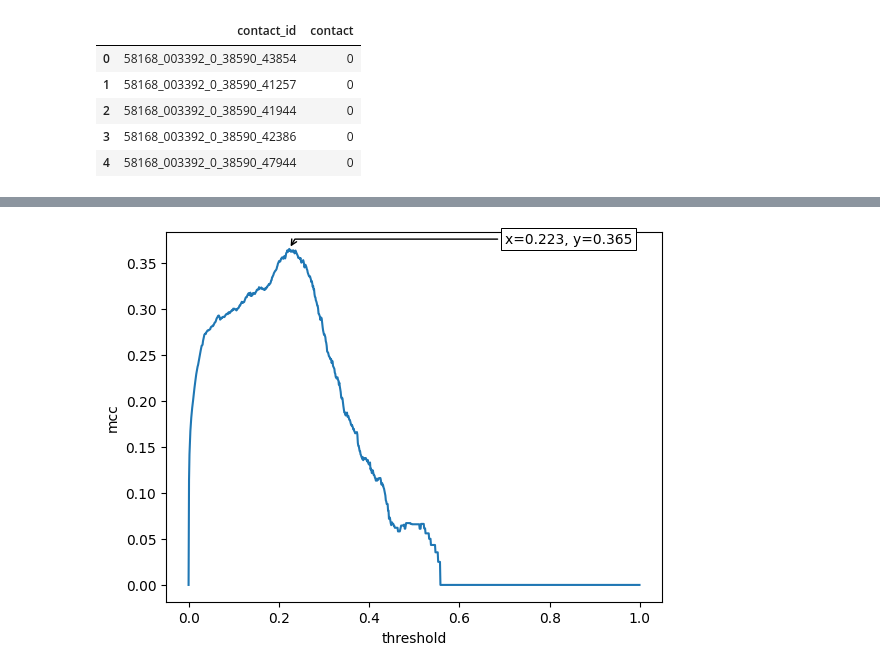
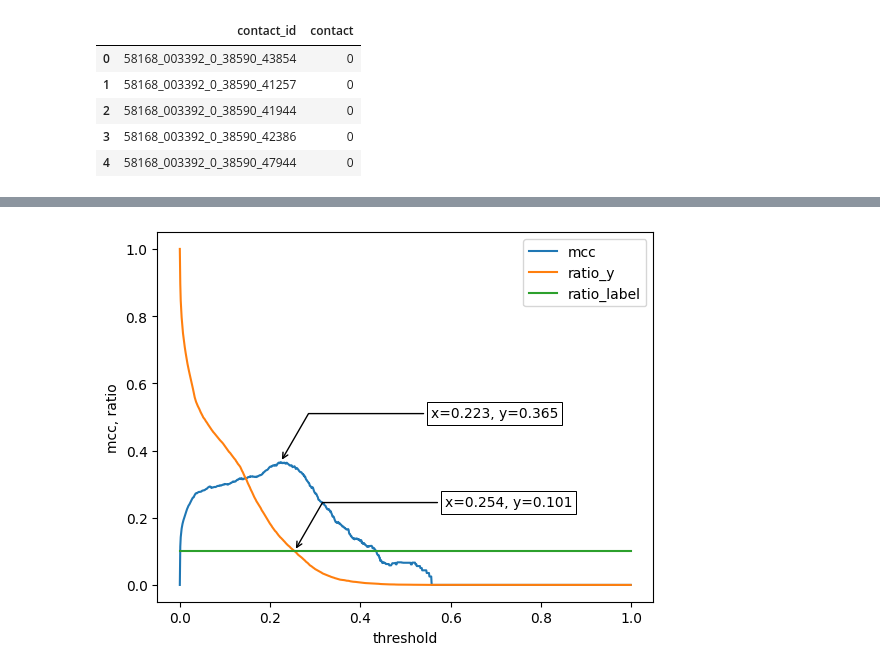
Before and after one commit to keechang-choi/kaggle-NFL-contact-detection, a Jupyter notebook: playground/submission-template.ipynb, the cells around one changed output, grey strips where cells are left out. Drawn from its saved outputs; the diff is of its cells as text; code cells hidden in the pictures.

Commit message:
Fix: plot threshold test

```diff
--- a/playground/submission-template.ipynb
+++ b/playground/submission-template.ipynb
@@ -180,41 +177,55 @@ Name: contact, dtype: int64
   'test_mcc': 0.2929716110229492}]
 # %%
+outputs_cat = torch.cat(trainer.model.last_test_output)
+y, labels = outputs_cat[:, 0], outputs_cat[:, 1]
 thresholds = np.arange(0.0,1.0, 0.001)
+
 mccs = []
+ratio_y = []
+ratio_labels = []
 for threshold in thresholds:
-    outputs_cat = torch.cat(trainer.model.last_test_output)
-    y, labels = outputs_cat[:, 0], outputs_cat[:, 1]
+
     preds = (y > threshold).float()
     # print(
     #     f"====== [Test contact counts] ======\n"
     #     f"-- preds  : {torch.sum(preds)}/{len(preds)}\n"
     #     f"-- labels : {torch.sum(labels)}/{len(labels)}\n")
+
     mcc_loss = trainer.model.mcc_loss(preds, labels)
     mcc = 1.0 - mcc_loss
     # print(mcc.item())
     mccs.append(mcc.item())
+    ratio_y.append(torch.sum(preds).item()/len(preds))
+    ratio_labels.append(torch.sum(labels).item()/len(preds))
+
 mccs = np.array(mccs)
+ratio_y = np.array(ratio_y)
+ratio_labels = np.array(ratio_labels)
 # %%
 import matplotlib.pyplot as plt
 fig, ax = plt.subplots()
-ax.plot(thresholds, mccs)
+ax.plot(thresholds, mccs, label="mcc")
+ax.plot(thresholds, ratio_y, label="ratio_y")
+ax.plot(thresholds, ratio_labels, label="ratio_label")
 ax.set_xlabel("threshold")
-ax.set_ylabel("mcc")
+ax.set_ylabel("mcc, ratio")
+ax.legend()
 
 def annot_max(x,y, ax=None):
     xmax = x[np.argmax(y)]
     ymax = y.max()
     text= "x={:.3f}, y={:.3f}".format(xmax, ymax)
     if not ax:
         ax=plt.gca()
     bbox_props = dict(boxstyle="square,pad=0.3", fc="w", ec="k", lw=0.72)
     arrowprops=dict(arrowstyle="->",connectionstyle="angle,angleA=0,angleB=60")
-    kw = dict(xycoords='data',textcoords="axes fraction",
+    kw = dict(xycoords='data',textcoords="offset points",
               arrowprops=arrowprops, bbox=bbox_props, ha="right", va="top")
-    ax.annotate(text, xy=(xmax, ymax), xytext=(0.94,1.00), **kw)
+    ax.annotate(text, xy=(xmax, ymax), xytext=(200, 40), **kw)
 
 
 annot_max(thresholds, mccs)
+annot_max(thresholds, ratio_labels - np.abs(ratio_y - ratio_labels))
 plt.show()
 # %% [output]
-[figure, old version]
+[figure, new version]
```
Also changed, not shown: parts of 2 cells of this notebook, 1 other file.
